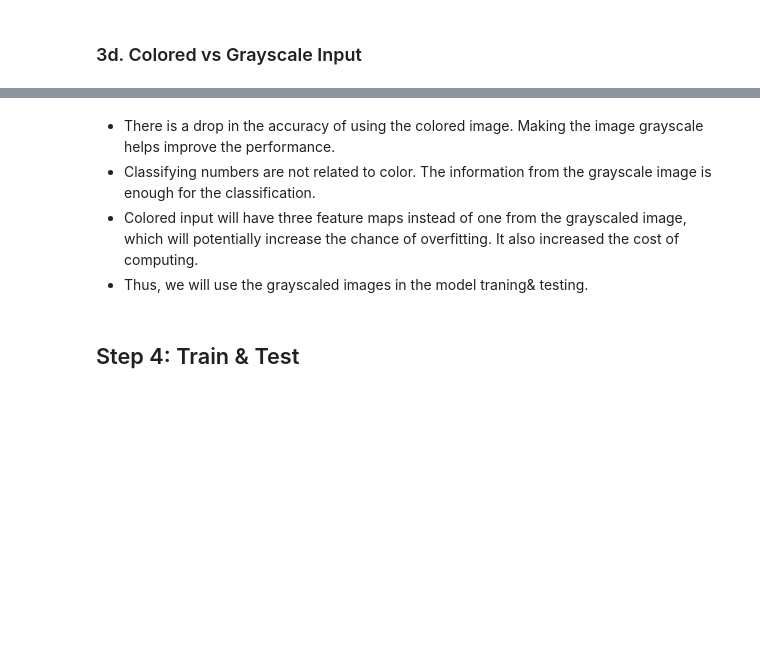
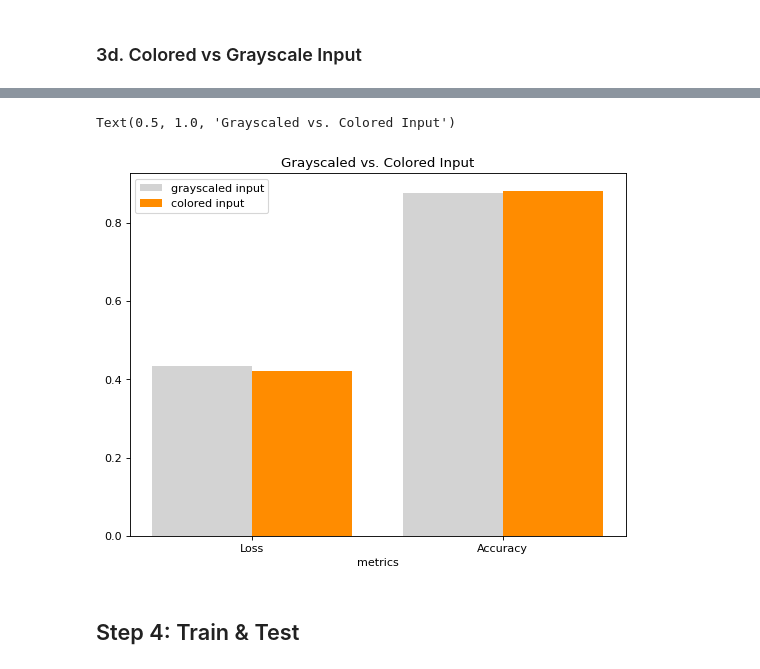
Before and after one commit to FilbertZBW/CNN_SVHN, a Jupyter notebook: CNN.ipynb, the cells around one changed output, grey strips where cells are left out. Saved outputs shown, nothing was run; the diff lists cells and outputs as text; code cells hidden in the pictures; blank space fills up the shorter version.

```diff
--- a/CNN.ipynb
+++ b/CNN.ipynb
@@ -539,8 +693,21 @@ plt.text(0.92, 0.8, round(y[1]+0.5, 2))
-# %% [markdown]
-* There is a drop in the accuracy of using the colored image. Making the image grayscale helps improve the performance.
-* Classifying numbers are not related to color. The information from the grayscale image is enough for the classification.
-* Colored input will have three feature maps instead of one from the grayscaled image, which will potentially increase the chance of overfitting. It also increased the cost of computing.
-* Thus, we will use the grayscaled images in the model traning& testing.
+# %%
+# visualize performance metrics
+figure(figsize=(8, 6), dpi=80)
+w=0.4
+x = ['Loss', 'Accuracy']
+grayscaled_metrics = [loss_gray, accuracy_gray]
+colored_metrics = [loss_colored, accuracy_colored]
+bar1 = np.arange(len(x))
+bar2 = [i + w for i in bar1]
+plt.bar(bar1, grayscaled_metrics, w, label = 'grayscaled input', color = 'lightgrey')
+plt.bar(bar2, colored_metrics, w, label = 'colored input', color = 'darkorange')
+plt.xticks(bar1 + w/2, x)
+plt.legend()
+plt.xlabel("metrics")
+plt.title("Grayscaled vs. Colored Input")
+# %% [output]
+Text(0.5, 1.0, 'Grayscaled vs. Colored Input')
+[figure, added]
 # %% [markdown]
 ## Step 4: Train & Test
 # %%
```
Also changed, not shown: parts of 46 cells of this notebook.
